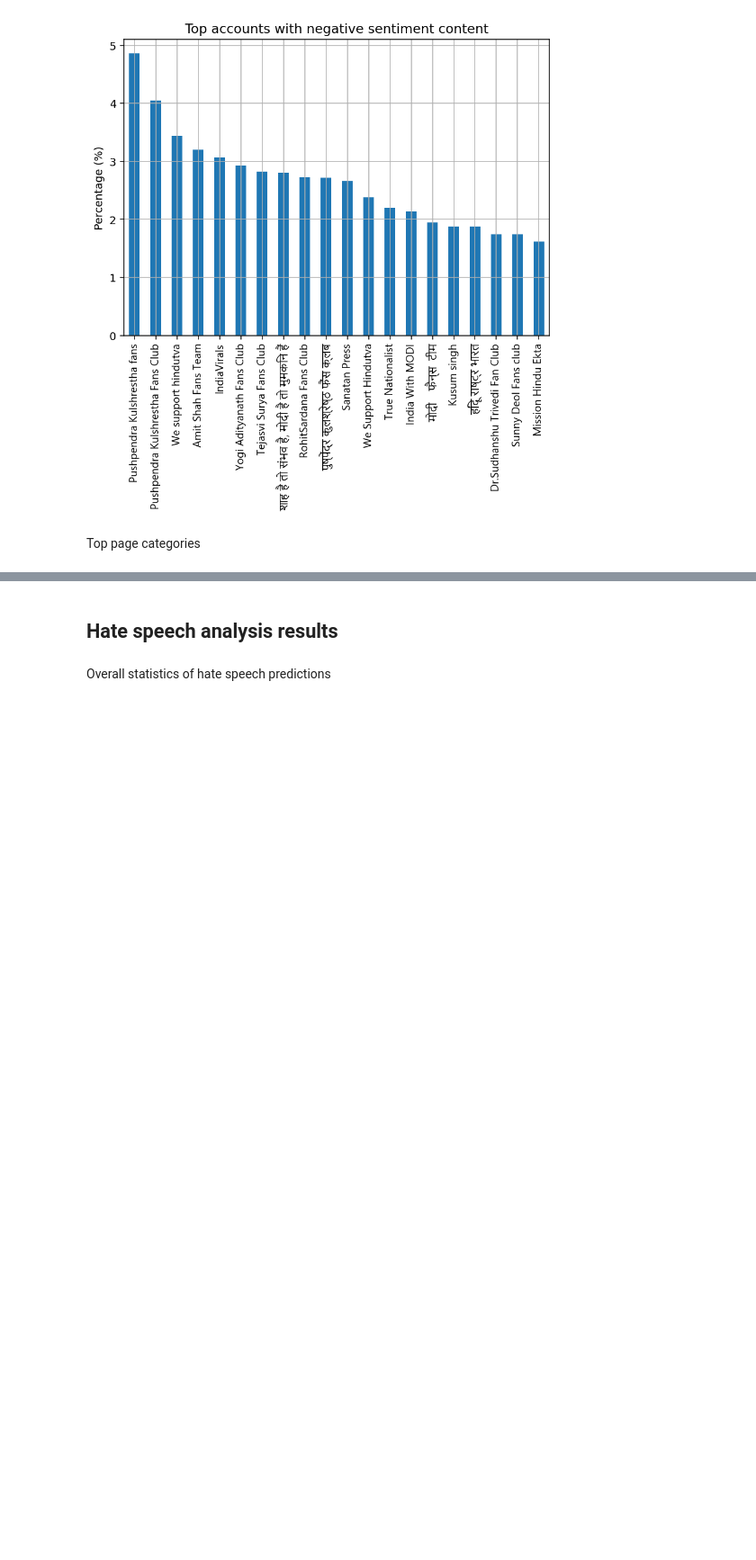
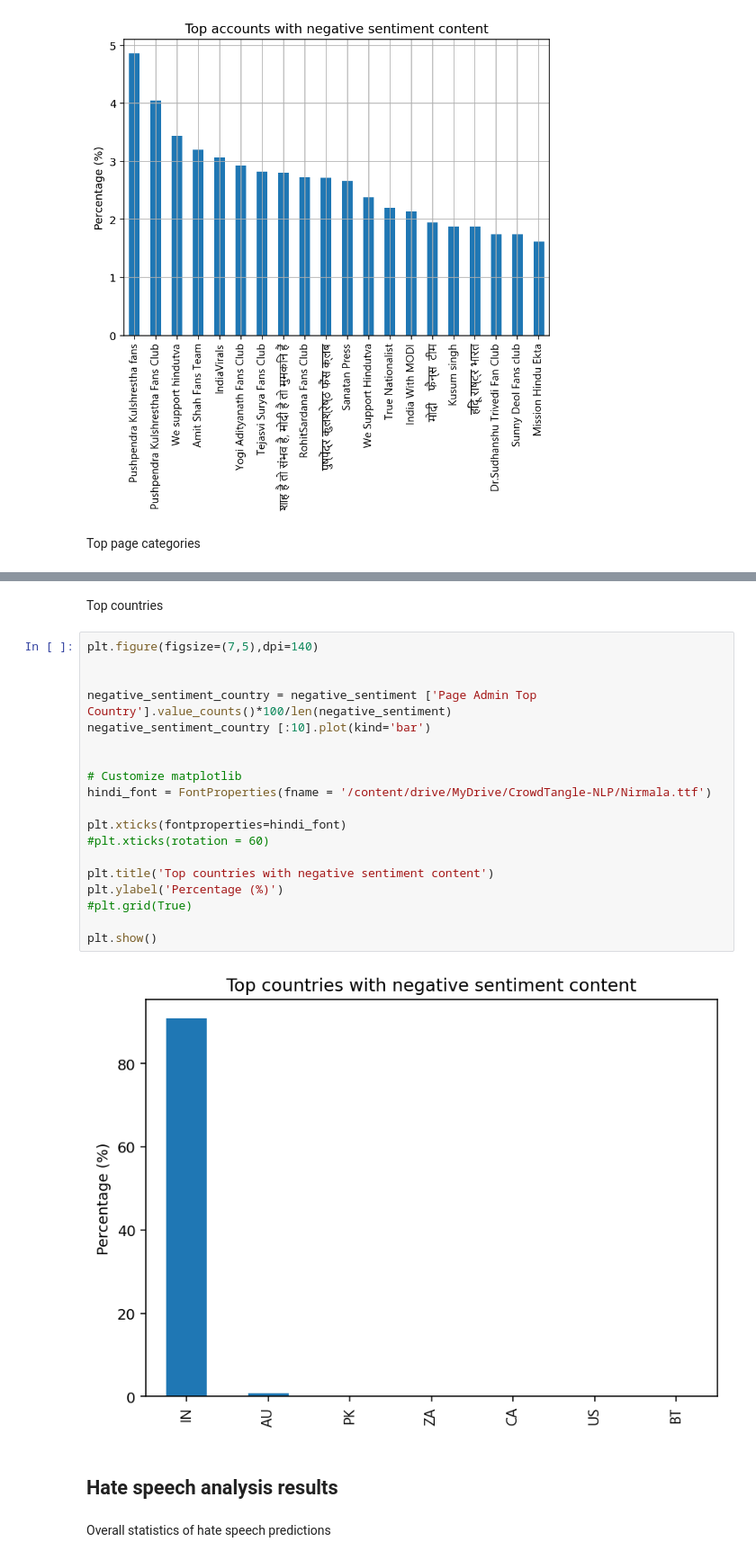
Before and after one commit to SaikatPhys/CrowdTangle-NLP, a Jupyter notebook: CrowdTangle-sentiment-hatespeech-plots.ipynb, the cells around one changed output, grey strips where cells are left out. Shown: that part at 90% size. Saved outputs shown, nothing was run; the diff lists cells and outputs as text; blank space fills up the shorter version.

```diff
--- a/CrowdTangle-sentiment-hatespeech-plots.ipynb
+++ b/CrowdTangle-sentiment-hatespeech-plots.ipynb
@@ -128,5 +128,28 @@ plt.show()
+# %% [markdown]
+Top countries
+# %%
+plt.figure(figsize=(7,5),dpi=140)
+
+
+negative_sentiment_country = negative_sentiment ['Page Admin Top Country'].value_counts()*100/len(negative_sentiment)
+negative_sentiment_country [:10].plot(kind='bar')
+
+
+# Customize matplotlib
+hindi_font = FontProperties(fname = '/content/drive/MyDrive/CrowdTangle-NLP/Nirmala.ttf')
+
+plt.xticks(fontproperties=hindi_font)
+#plt.xticks(rotation = 60)
+
+plt.title('Top countries with negative sentiment content')
+plt.ylabel('Percentage (%)')
+#plt.grid(True)
+
+plt.show()
+# %% [output]
+[figure, added]
 # %% [markdown]
-## Hate speech analysis results
+## **Hate speech analysis results**
 # %% [markdown]
 Overall statistics of hate speech predictions
 # %%
```
Also changed, not shown: parts of 6 cells of this notebook.
